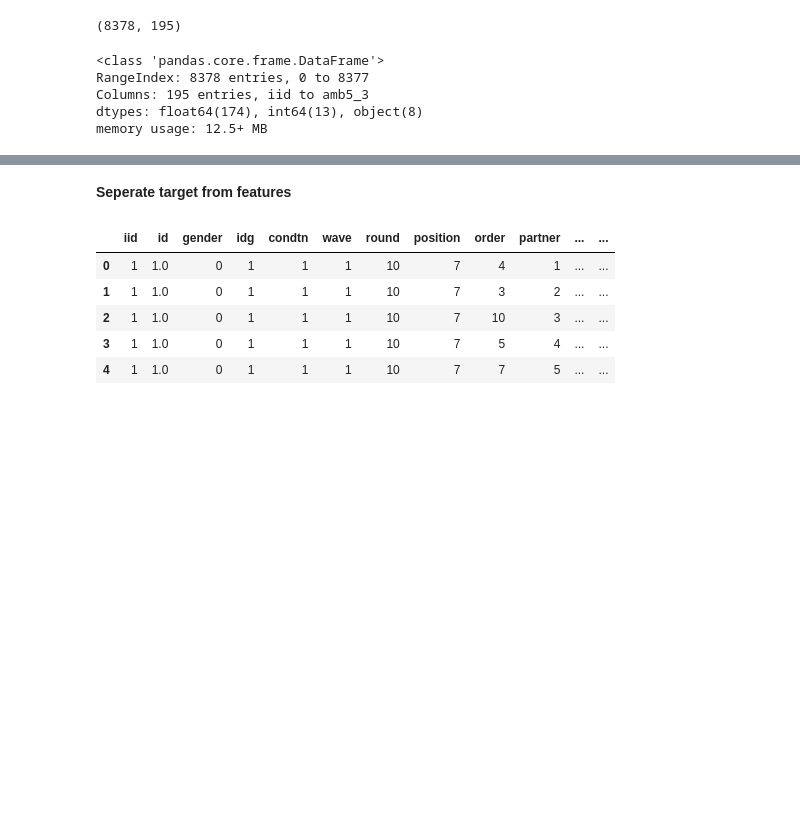
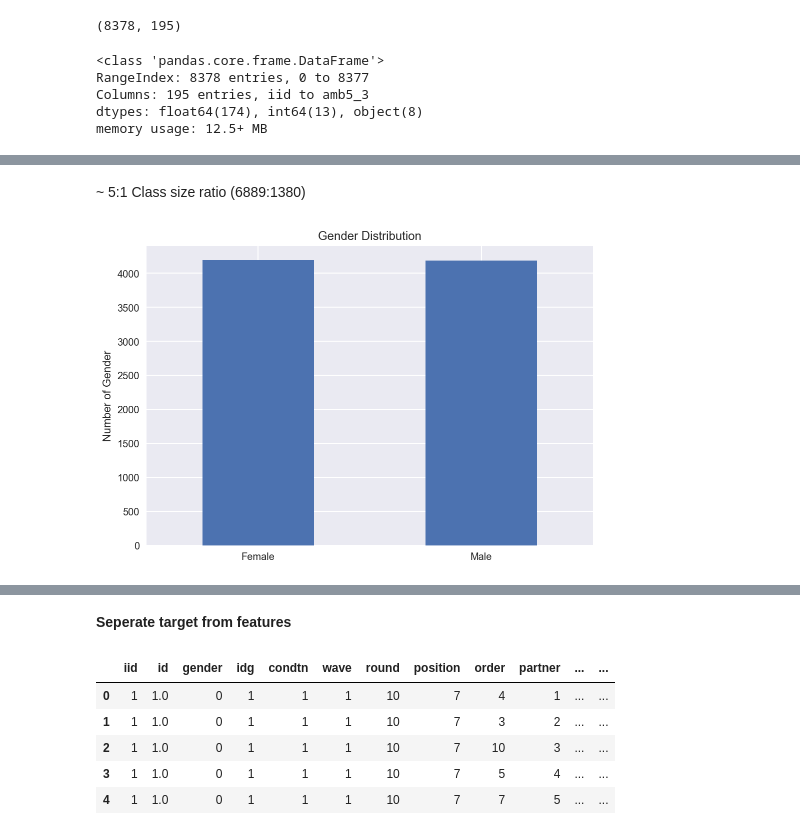
Before and after one commit to VinceKumar/Speed-Dating-Prediction, a Jupyter notebook: Speed-Dating-Prediction.ipynb, the cells around one changed output, grey strips where cells are left out. Drawn from its saved outputs; the diff is of its cells as text; code cells hidden in the pictures; blank space fills up the shorter version.

```diff
--- a/Speed-Dating-Prediction.ipynb
+++ b/Speed-Dating-Prediction.ipynb
@@ -57,0 +76,11 @@ df.describe()
+# %% [markdown]
+~ 5:1 Class size ratio  (6889:1380)
+# %%
+plt.figure()
+df['gender'].value_counts().plot(kind='bar')
+plt.xticks(np.arange(2),('Female','Male'),rotation='horizontal')
+plt.ylabel('Number of Gender')
+plt.title('Gender Distribution')
+plt.show()
+# %% [output]
+[figure, added]
```
Also changed, not shown: parts of 43 cells of this notebook.
